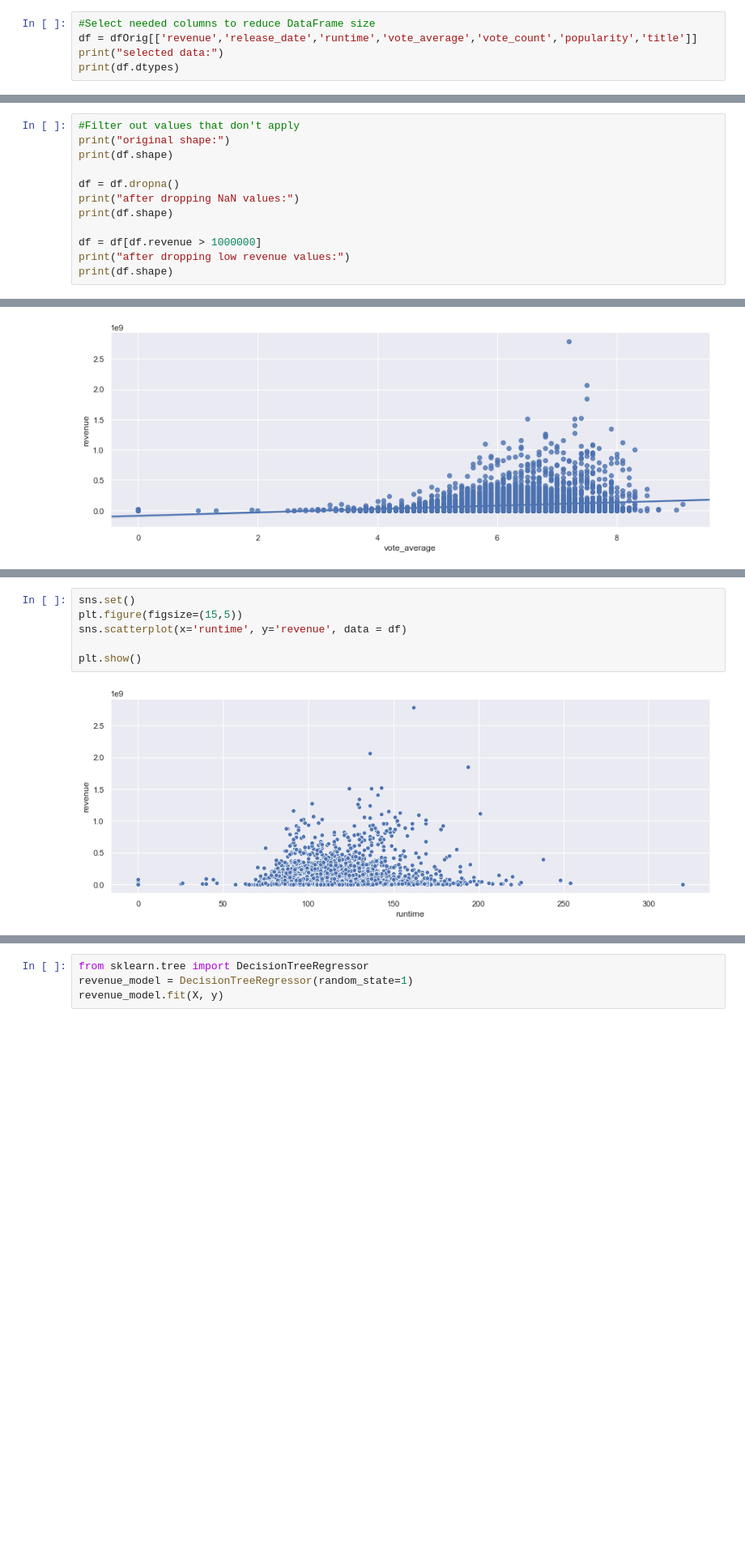
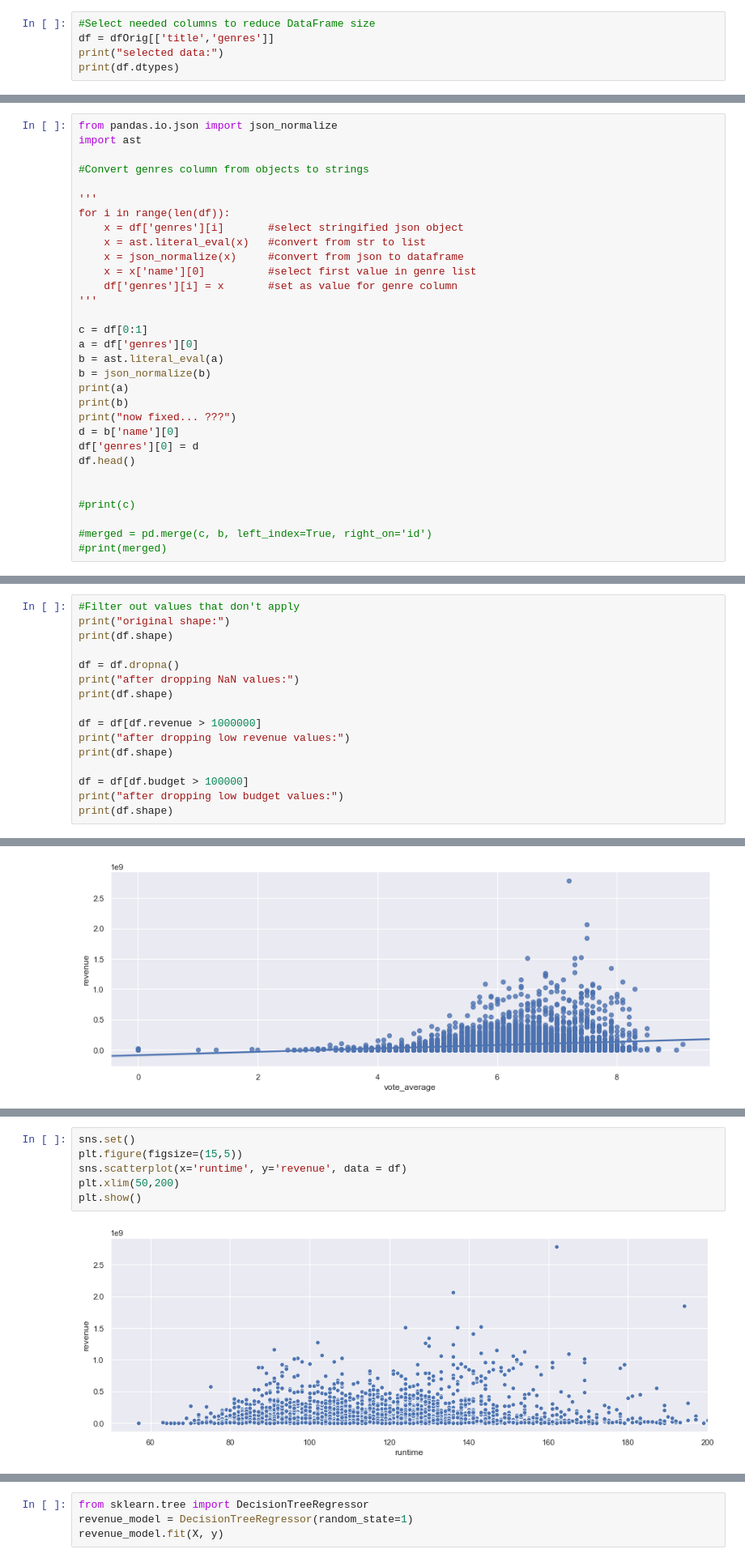
Before and after one commit to seakintruth/BoxOffice-Revenue, a Jupyter notebook: BoxOffice-Revenue.ipynb, the cells around one changed output, grey strips where cells are left out. Shown at 81% size. Cells and saved outputs as stored; diff of their text form; blank space fills up the shorter version.

```diff
--- a/BoxOffice-Revenue.ipynb
+++ b/BoxOffice-Revenue.ipynb
@@ -37,7 +45,7 @@ dtype: object
 (45466, 24)
 # %%
 #Select needed columns to reduce DataFrame size
-df = dfOrig[['revenue','release_date','runtime','vote_average','vote_count','popularity','title']]
+df = dfOrig[['title','genres']]
 print("selected data:")
 print(df.dtypes)
 # %% [output]
@@ -52 +55,32 @@ title            object
 dtype: object
+# %%
+from pandas.io.json import json_normalize
+import ast
+
+#Convert genres column from objects to strings
+
+'''
+for i in range(len(df)):
+    x = df['genres'][i]       #select stringified json object
+    x = ast.literal_eval(x)   #convert from str to list
+    x = json_normalize(x)     #convert from json to dataframe
+    x = x['name'][0]          #select first value in genre list
+    df['genres'][i] = x       #set as value for genre column
+'''
+
+c = df[0:1]
+a = df['genres'][0]
+b = ast.literal_eval(a)
+b = json_normalize(b)
+print(a)
+print(b)
+print("now fixed... ???")
+d = b['name'][0]
+df['genres'][0] = d
+df.head()
+
+
+#print(c)
+
+#merged = pd.merge(c, b, left_index=True, right_on='id')
+#print(merged)
@@ -62,5 +118,9 @@ print(df.shape)
 df = df[df.revenue > 1000000]
 print("after dropping low revenue values:")
 print(df.shape)
+
+df = df[df.budget > 100000]
+print("after dropping low budget values:")
+print(df.shape)
 # %% [output]
 original shape:
@@ -107,8 +266,8 @@ plt.show()
 # %%
 sns.set()
 plt.figure(figsize=(15,5))
 sns.scatterplot(x='runtime', y='revenue', data = df)
-
+plt.xlim(50,200)
 plt.show()
 # %% [output]
-[figure, old version]
+[figure, new version]
```
Also changed, not shown: parts of 22 cells of this notebook, 1 other file.
